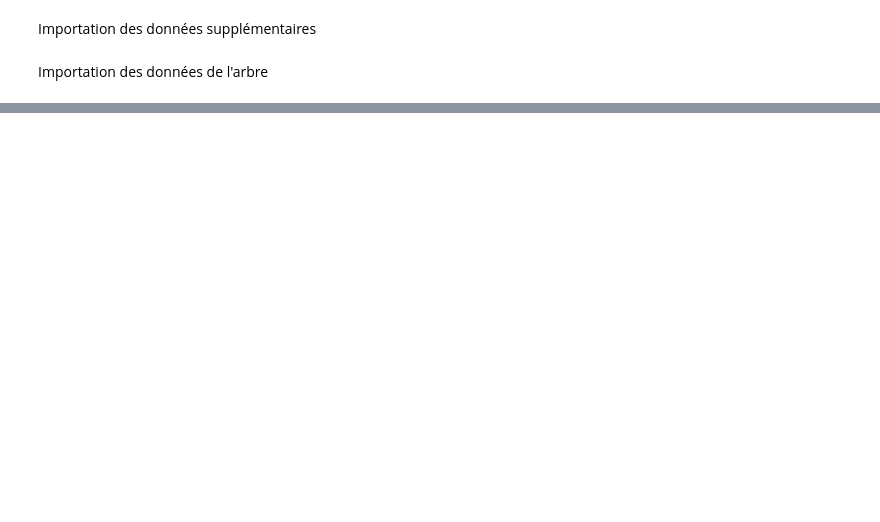
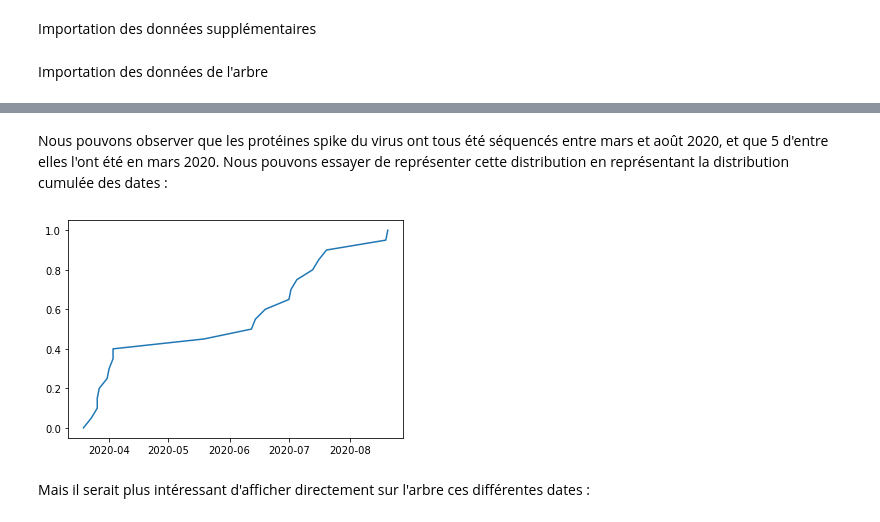
Before and after one commit to nobabar/ete3_howto, a Jupyter notebook: demo.ipynb, the cells around one changed output, grey strips where cells are left out. Saved outputs shown, nothing was run; the diff lists cells and outputs as text; code cells hidden in the pictures; blank space fills up the shorter version.

```diff
--- a/demo.ipynb
+++ b/demo.ipynb
@@ -69,0 +123,11 @@ up_fr_leaf.render("test_render.svg", tree_style = circ_style)
+# %% [markdown]
+Nous pouvons observer que les protéines spike du virus ont tous été séquencés entre mars et août 2020, et que 5 d'entre elles l'ont été en mars 2020. Nous pouvons essayer de représenter cette distribution en représentant la distribution cumulée des dates :
+# %%
+x = np.sort(spike_df[spike_df["origin"] == "Australia"]["date"])
+y = np.linspace(0, 1, len(x))
+plt.plot(x, y)
+plt.savefig("cdf.png")
+# %% [output]
+[figure, added]
+# %% [markdown]
+Mais il serait plus intéressant d'afficher directement sur l'arbre ces différentes dates :
```
Also changed, not shown: parts of 25 cells of this notebook, 1 other file.
